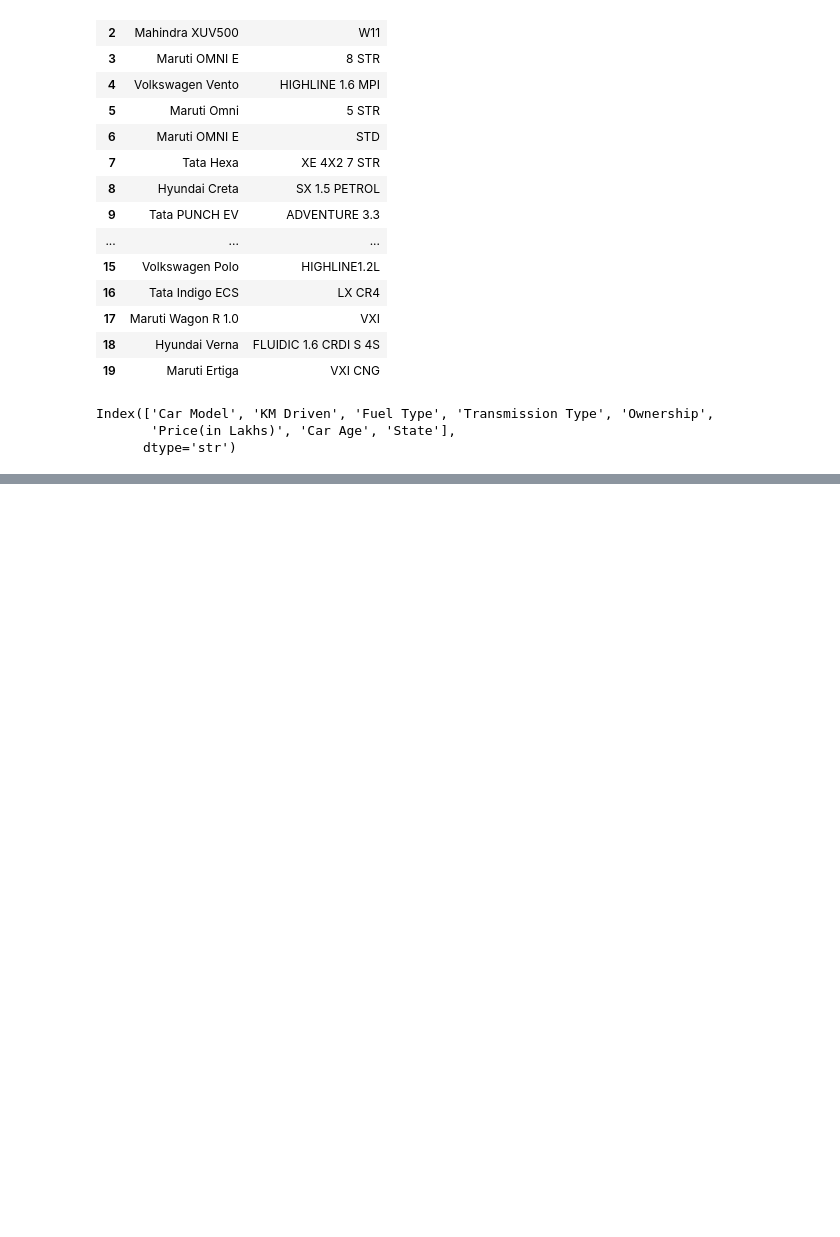
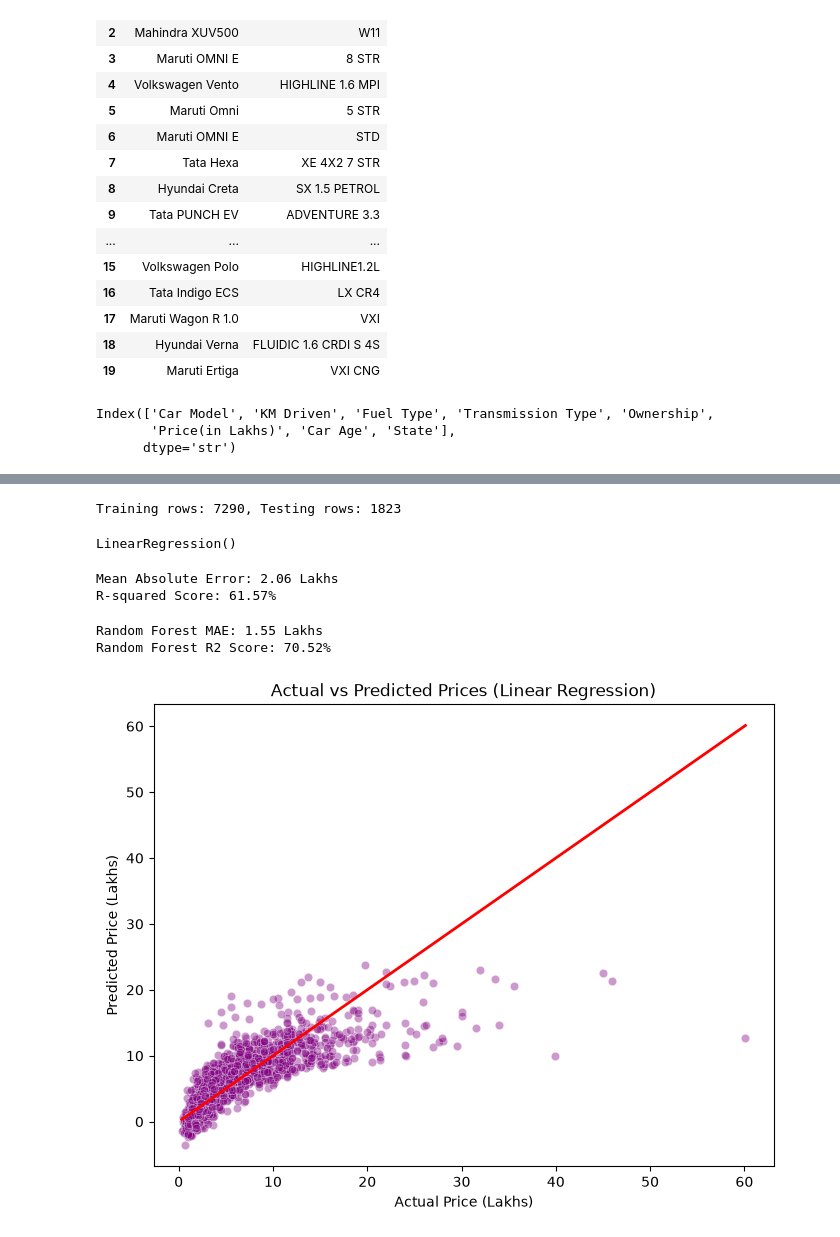
Before and after one commit to Dakshhhhh-ops/car-price-prediction, a Jupyter notebook: notebook.ipynb, the cells around one changed output, grey strips where cells are left out. Cells and saved outputs as stored; diff of their text form; code cells hidden in the pictures; blank space fills up the shorter version.

```diff
--- a/notebook.ipynb
+++ b/notebook.ipynb
@@ -497,0 +730,64 @@ Index(['Car Model', 'KM Driven', 'Fuel Type', 'Transmission Type', 'Ownership',
+# %%
+X = df_final.drop('Price(in Lakhs)', axis=1)
+# %%
+from sklearn.model_selection import train_test_split
+
+# Split the data
+X_train, X_test, y_train, y_test = train_test_split(X, y, test_size=0.2, random_state=42)
+
+print(f"Training rows: {X_train.shape[0]}, Testing rows: {X_test.shape[0]}")
+# %% [output]
+Training rows: 7290, Testing rows: 1823
+# %%
+from sklearn.linear_model import LinearRegression
+
+# 1. Initialize the model
+model = LinearRegression()
+
+# 2. Train the model (this is where the actual machine learning happens!)
+model.fit(X_train, y_train)
+# %% [output]
+LinearRegression()
+# %%
+from sklearn.metrics import mean_absolute_error, r2_score
+
+# Make predictions on the test data
+predictions = model.predict(X_test)
+
+# Calculate errors
+mae = mean_absolute_error(y_test, predictions)
+r2 = r2_score(y_test, predictions)
+
+print(f"Mean Absolute Error: {round(mae, 2)} Lakhs")
+print(f"R-squared Score: {round(r2 * 100, 2)}%")
+# %% [output]
+Mean Absolute Error: 2.06 Lakhs
+R-squared Score: 61.57%
+# %%
+from sklearn.ensemble import RandomForestRegressor
+
+# Initialize and train a more complex model
+rf_model = RandomForestRegressor(n_estimators=100, random_state=42)
+rf_model.fit(X_train, y_train)
+
+# Evaluate it
+rf_preds = rf_model.predict(X_test)
+print(f"Random Forest MAE: {round(mean_absolute_error(y_test, rf_preds), 2)} Lakhs")
+print(f"Random Forest R2 Score: {round(r2_score(y_test, rf_preds) * 100, 2)}%")
+# %% [output]
+Random Forest MAE: 1.55 Lakhs
+Random Forest R2 Score: 70.52%
+# %%
+import seaborn as sns
+import matplotlib.pyplot as plt
+
+plt.figure(figsize=(8, 6))
+sns.scatterplot(x=y_test, y=predictions, alpha=0.4, color='purple')
+# Draw a perfect diagonal line for comparison
+plt.plot([y_test.min(), y_test.max()], [y_test.min(), y_test.max()], color='red', lw=2)
+plt.xlabel('Actual Price (Lakhs)')
+plt.ylabel('Predicted Price (Lakhs)')
+plt.title('Actual vs Predicted Prices (Linear Regression)')
+plt.show()
+# %% [output]
+[figure, added]
```
Also changed, not shown: parts of 36 cells of this notebook, 2 other files.
